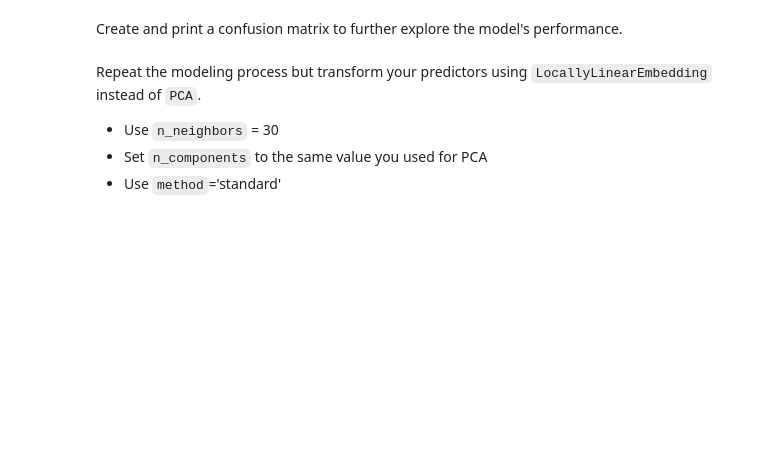
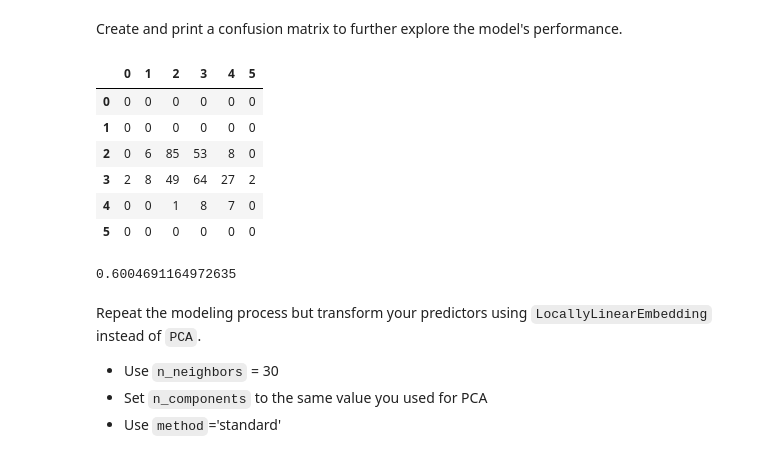
Before and after one commit to ssmcnatt/pair-work, a Jupyter notebook: week10/Day_53_Lecture_1_LLE_Assignment.ipynb, the cells around one changed output. Saved outputs shown, nothing was run; the diff lists cells and outputs as text; code cells hidden in the pictures; blank space fills up the shorter version.

```diff
--- a/week10/Day_53_Lecture_1_LLE_Assignment.ipynb
+++ b/week10/Day_53_Lecture_1_LLE_Assignment.ipynb
@@ -130,5 +222,20 @@ Fit and score a logistic regression model using the principal components as the
 # %% [markdown]
 Create and print a confusion matrix to further explore the model's performance.
+# %%
+y_pred = log_pca.predict(X_pca_test)
+pd.DataFrame(confusion_matrix(y_pred, y_test))
+# %% [output]
+|  | 0 | 1 | 2 | 3 | 4 | 5 |
+| 0 | 0 | 0 | 0 | 0 | 0 | 0 |
+| 1 | 0 | 0 | 0 | 0 | 0 | 0 |
+| 2 | 0 | 6 | 85 | 53 | 8 | 0 |
+| 3 | 2 | 8 | 49 | 64 | 27 | 2 |
+| 4 | 0 | 0 | 1 | 8 | 7 | 0 |
+| 5 | 0 | 0 | 0 | 0 | 0 | 0 |
+# %%
+log_pca.score(X_pca_train, y_train)
+# %% [output]
+0.6004691164972635
 # %% [markdown]
 Repeat the modeling process but transform your predictors using `LocallyLinearEmbedding` instead of `PCA`.
 
```
Also changed, not shown: parts of 23 cells of this notebook.
